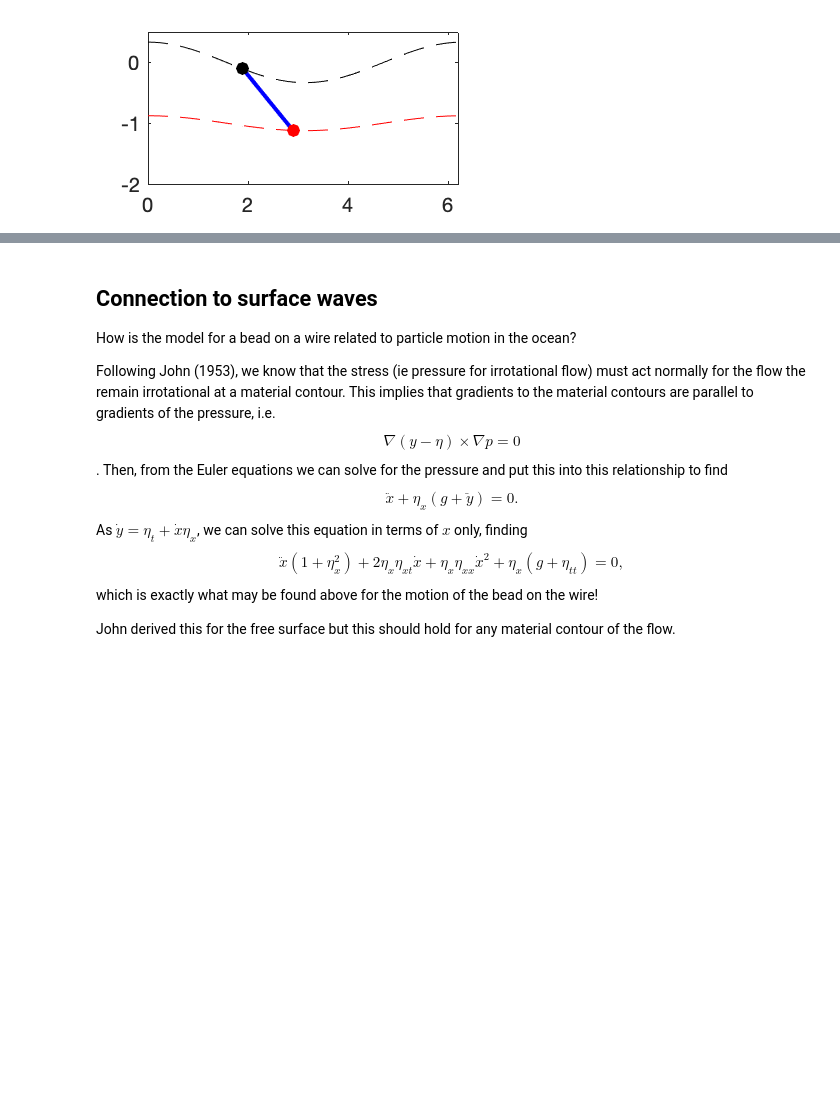
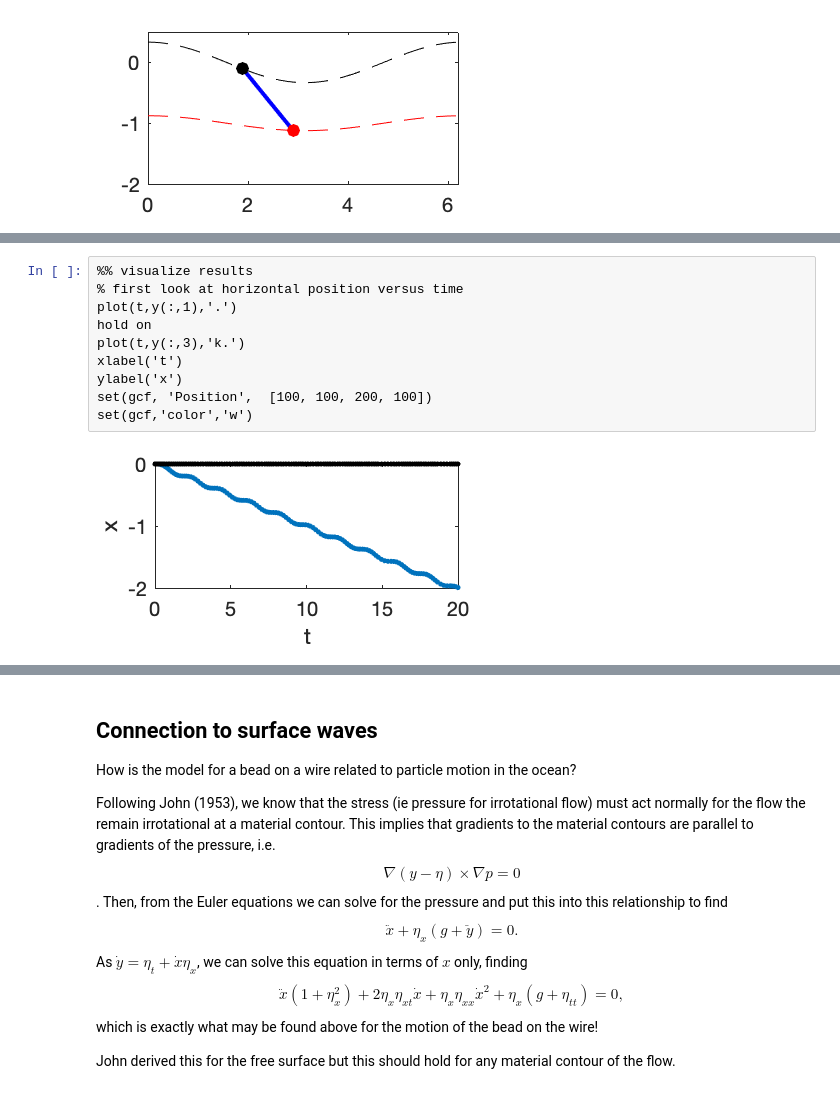
Before and after one commit to npizzo/WG, a Jupyter notebook: A simplified model of WG motion.ipynb, the cells around one changed output, grey strips where cells are left out. Cells and saved outputs as stored; diff of their text form; blank space fills up the shorter version.

```diff
--- a/A simplified model of WG motion.ipynb
+++ b/A simplified model of WG motion.ipynb
@@ -86,0 +114,12 @@ We now code up solutions to our governing equations in Matlab
+# %%
+%% visualize results
+% first look at horizontal position versus time
+plot(t,y(:,1),'.')
+hold on
+plot(t,y(:,3),'k.')
+xlabel('t')
+ylabel('x')
+set(gcf, 'Position',  [100, 100, 200, 100])
+set(gcf,'color','w')
+# %% [output]
+[figure, added]
```
Also changed, not shown: parts of 9 cells of this notebook, 4 other files.
